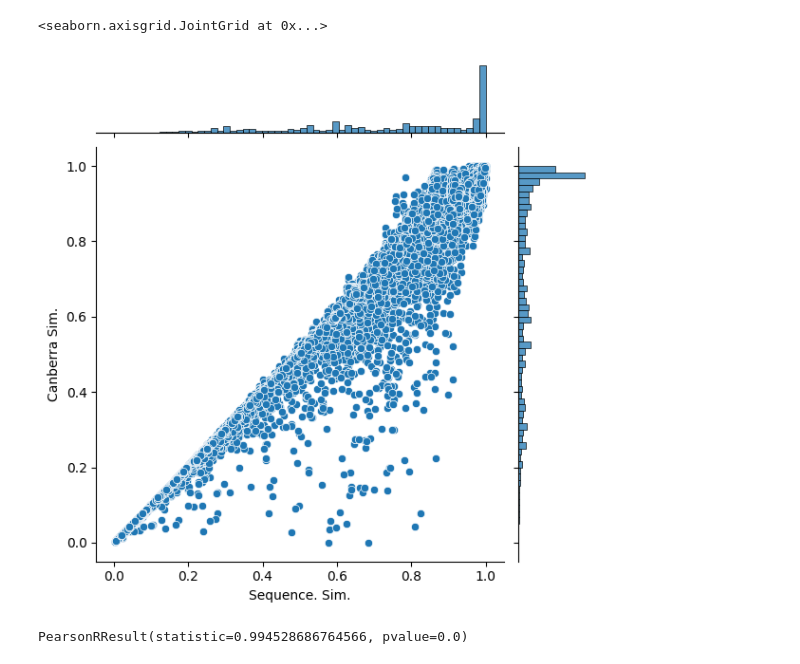
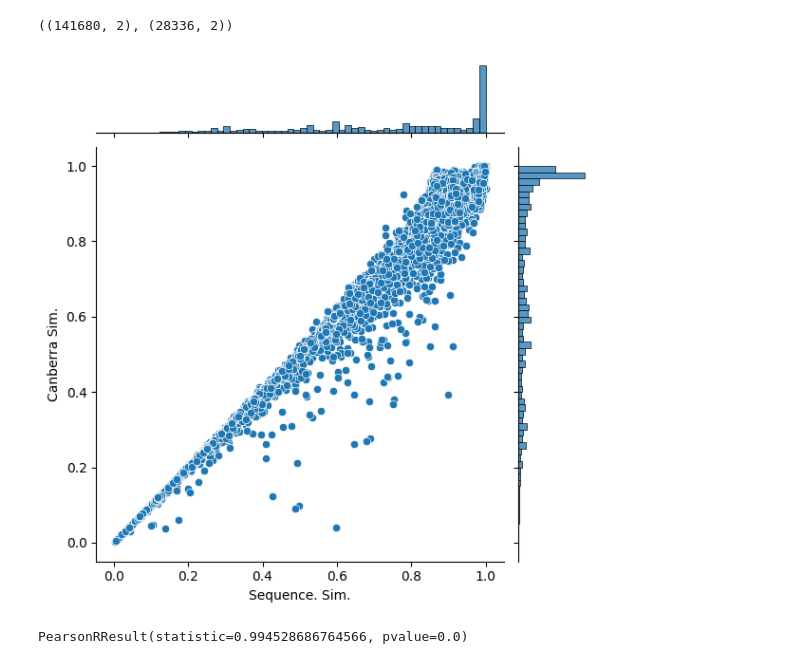
Before and after one commit to fabio-cunial/kanpig_experiments, a Jupyter notebook: manuscript/figure1/SeqSimilarity.ipynb, the cells around one changed output. Drawn from its saved outputs; the diff is of its cells as text; code cells hidden in the pictures.

Commit message:
adding figures

```diff
--- a/manuscript/figure1/SeqSimilarity.ipynb
+++ b/manuscript/figure1/SeqSimilarity.ipynb
@@ -5,13 +5,32 @@ import matplotlib.pyplot as plt
 import truvari
 # %%
 data = pd.read_csv("similarity_500.txt", sep='\t')
+# %%
+offsets.data.shape, points.get_offsets().data.shape
+# %% [output]
+((141680, 2), (28336, 2))
 # %%
+import numpy as np
 p = sb.jointplot(data=data, x="seqsim", y="cansim")
+
+points = p.ax_joint.collections[0]
+
+# Get the original offsets (x, y coordinates of the points)
+offsets = points.get_offsets()
+
+# Create a mask to hide some points (e.g., hide every other point)
+mask = np.arange(len(offsets)) % 5 == 0  # True for points to keep
+
+# Apply the mask to the offsets (only keep selected points)
+points.set_offsets(offsets[mask])
+plt.draw()
 p.set_axis_labels(ylabel="Canberra Sim.", xlabel="Sequence. Sim.")
+
+plt.rcParams['svg.fonttype'] = 'none'
+plt.savefig("Figure1_right.svg", format='svg', bbox_inches='tight')
 #p.set(title="Sequence Similarity vs Canberra Similarity", )
 # %% [output]
-<seaborn.axisgrid.JointGrid at 0x...>
-[figure, old version]
+[figure, new version]
 # %%
 from scipy.stats import pearsonr
 pearsonr(data['seqsim'], data['cansim'])
```
Also changed, not shown: 6 other files.
